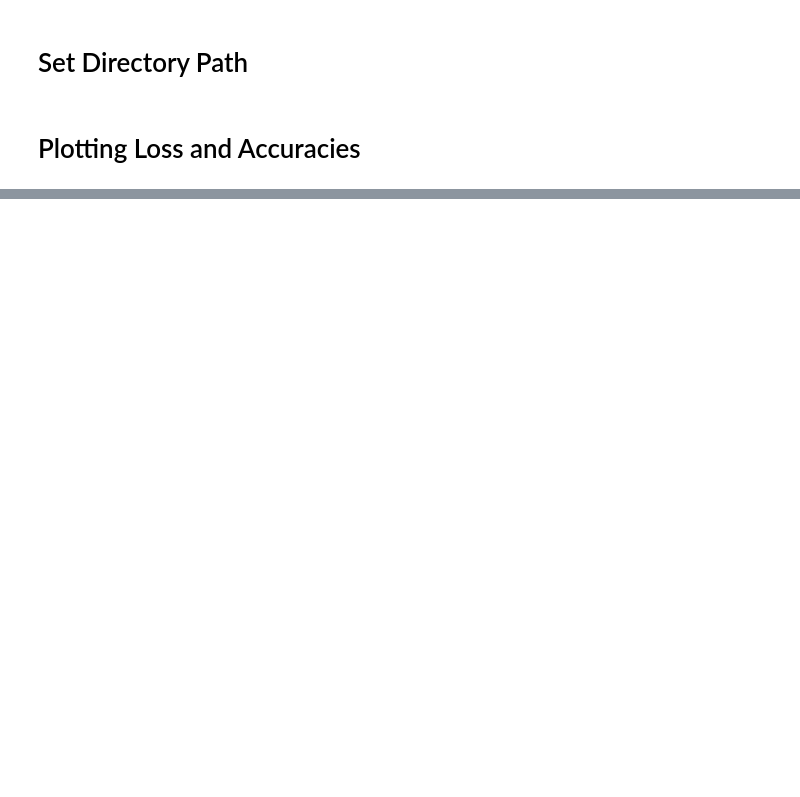
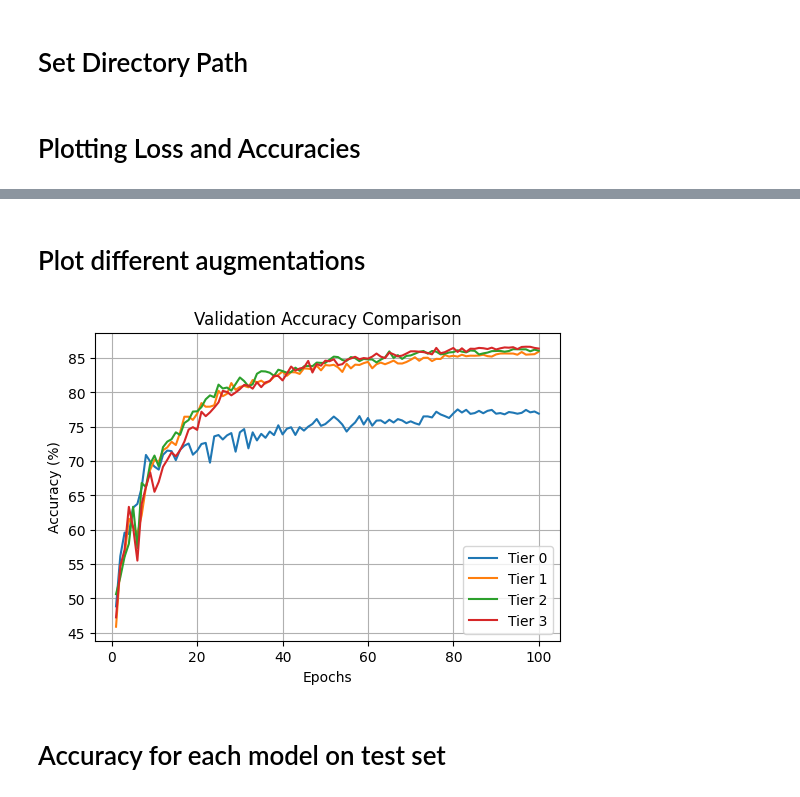
Before and after one commit to robinRossner/img-class-data-aug-comp, a Jupyter notebook: notebooks/compare_tiers.ipynb, the cells around one changed output, grey strips where cells are left out. Drawn from its saved outputs; the diff is of its cells as text; code cells hidden in the pictures; blank space fills up the shorter version.

```diff
--- a/notebooks/compare_tiers.ipynb
+++ b/notebooks/compare_tiers.ipynb
@@ -61,0 +46,15 @@ Class 9: 96.55%
+# %% [markdown]
+# Plot different augmentations
+# %%
+aug0 = '../experiments/logs/avg_training_log_Tier0.csv'
+aug1 = '../experiments/logs/avg_training_log_Tier1.csv'
+aug2 = '../experiments/logs/avg_training_log_Tier2.csv'
+aug3 = '../experiments/logs/avg_training_log_Tier3.csv'
+
+from utils import compare_plots
+
+compare_plots([aug0, aug1, aug2, aug3], labels=['Tier 0', 'Tier 1', 'Tier 2', 'Tier 3'], dest='../plots/aug_tiers_comparison.png')
+# %% [output]
+[figure, added]
+# %% [markdown]
+# Accuracy for each model on test set
```
Also changed, not shown: parts of 5 cells of this notebook, 13 other files.
